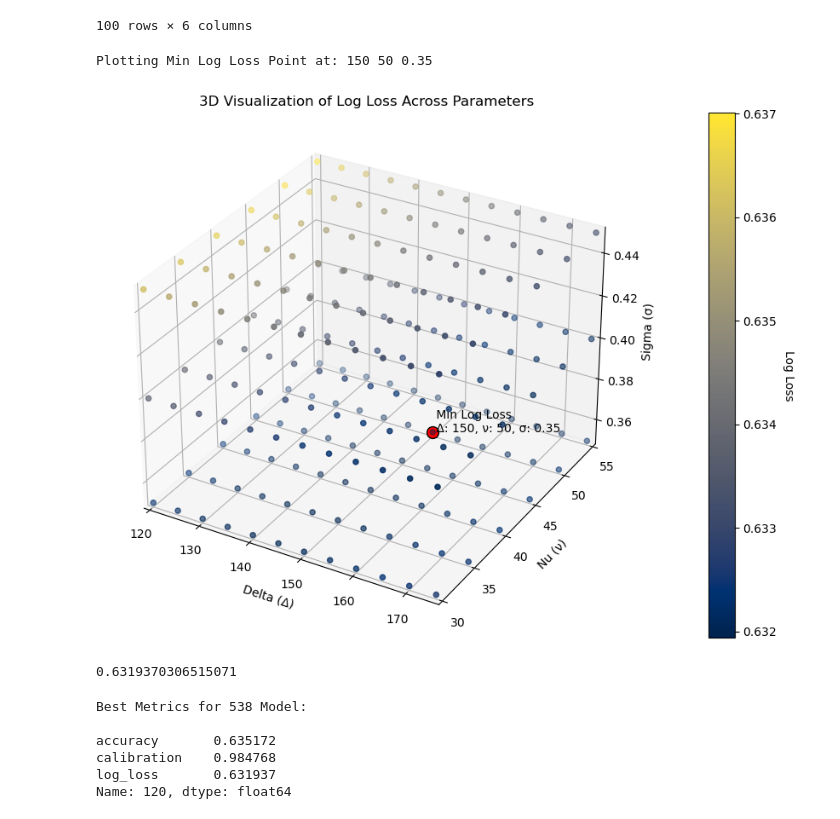
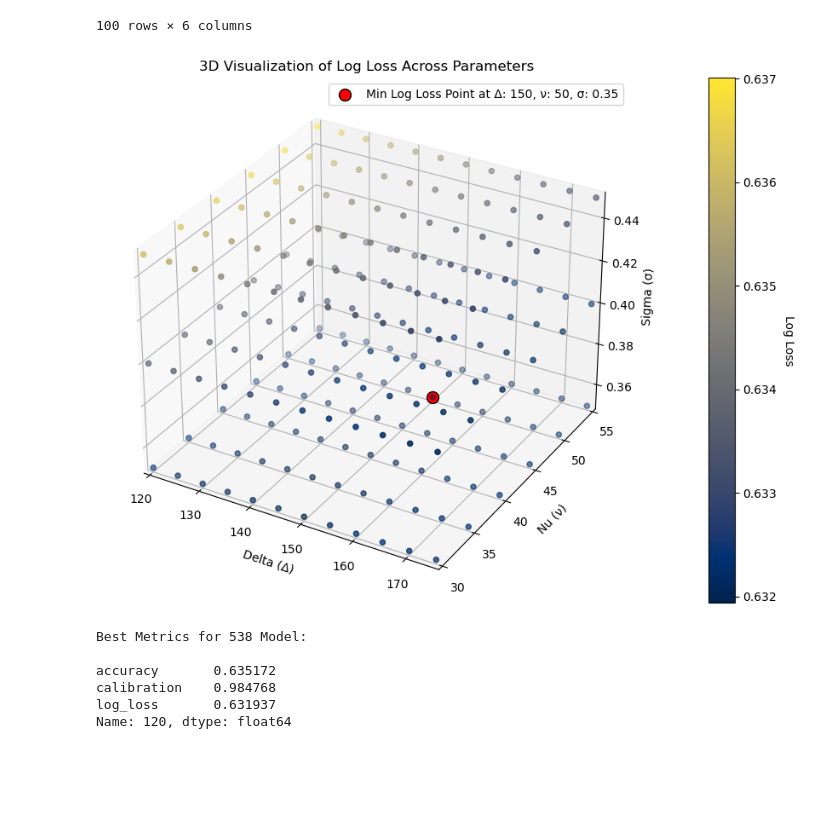
Before and after one commit to Harish-Thota1/Predicting_Tennis_Matches, a Jupyter notebook: SurfaceEloBetting/Surface-Adjusted_ELO_538_Model.ipynb, the cells around one changed output. Saved outputs shown, nothing was run; the diff lists cells and outputs as text; code cells hidden in the pictures; blank space fills up the shorter version.

```diff
--- a/SurfaceEloBetting/Surface-Adjusted_ELO_538_Model.ipynb
+++ b/SurfaceEloBetting/Surface-Adjusted_ELO_538_Model.ipynb
@@ -39,16 +39,6 @@ def calculate_k(games_played, surface, delta=100, nu=5, sigma=0.1, surface_facto
     """
     Calculate the dynamic K-factor for a player based on the number of games played and the type of surface.
 
-    Args:
-        games_played (int): Number of games the player has played.
-        surface (str): Type of playing surface (e.g., 'clay', 'grass', 'hard').
-        delta (float): Base scale for K-factor.
-        nu (float): Game count offset.
-        sigma (float): Adjustment exponent for game count.
-        surface_factors (dict): Surface-specific modifiers for the K-factor.
-
-    Returns:
-        float: The calculated K-factor.
     """
     base_k = delta / ((games_played + nu) ** sigma)
     return base_k * surface_factors.get(surface, 1)
@@ -57,16 +47,6 @@ def update_elo(winner_elo, loser_elo, games_played_winner, games_played_loser, s
     """
     Update Elo ratings considering the match surface.
 
-    Args:
-        winner_elo (float): Current Elo rating of the winner.
-        loser_elo (float): Current Elo rating of the loser.
-        games_played_winner (int): Total number of games played by the winner.
-        games_played_loser (int): Total number of games played by the loser.
-        surface (str): Surface on which the match was played.
-        delta, nu, sigma: Parameters for K-factor calculation.
-
-    Returns:
-        tuple: Updated Elo ratings and the win probability.
     """
     K_winner = calculate_k(games_played_winner, surface, delta, nu, sigma)
     K_loser = calculate_k(games_played_loser, surface, delta, nu, sigma)
@@ -174,7 +154,7 @@ for current_year in range(2005, 2020):
     file_extension = 'xls' if current_year < 2013 else 'xlsx'
 
     # Construct the file path using the determined file extension
-    file_path = f"Betting_Odds_Tennis/{current_year}.{file_extension}"
+    file_path = f"/Users/harishthota/Desktop/UOA Project/Betting_Odds_Tennis/{current_year}.{file_extension}"
 
     # Read the Excel file and store it in the dictionary with the year as the key
     betting_data_dfs[current_year] = pd.read_excel(file_path)
@@ -431,56 +411,53 @@ fig = plt.figure(figsize=(12, 8))
 # Add a 3D subplot to the figure
 ax = fig.add_subplot(111, projection='3d')
 
-# Extract the delta, nu, and sigma values for the axes
+# Extract the delta, nu, and sigma values for the axes from the dataframe
 X = results_df['delta']
 Y = results_df['nu']
 Z = results_df['sigma']
 # Extract the log loss values to be used for coloring the scatter plot
 log_loss_values = results_df['log_loss']
 
-# Create a 3D scatter plot with delta, nu, and sigma as axes, and log loss as the color
+# Create a 3D scatter plot with delta, nu, and sigma as axes, and color-coded by log loss
 sc = ax.scatter(X, Y, Z, c=log_loss_values, cmap='cividis', marker='o')
 
 # Find the index of the minimum log loss value
 min_loss_index = log_loss_values.idxmin()
+
 # Extract the coordinates of the point with the minimum log loss
 min_X = X[min_loss_index]
 min_Y = Y[min_loss_index]
 min_Z = Z[min_loss_index]
 
-# Print the coordinates of the point with the minimum log loss for debugging purposes
-print("Plotting Min Log Loss Point at:", min_X, min_Y, min_Z)
+# Highlight the point with the minimum log loss in the scatter plot
+ax.scatter(min_X, min_Y, min_Z, color='red', s=100, edgecolor='black', label=f'Min Log Loss Point at Δ: {min_X}, ν: {min_Y}, σ: {min_Z}', zorder=5)
 
-# Highlight the point with the minimum log loss in the scatter plot
-ax.scatter(min_X, min_Y, min_Z, color='red', s=100, edgecolor='black', label='Min Log Loss Point')
-# Annotate the highlighted point with its coordinates
-ax.text(min_X, min_Y, min_Z, f' Min Log Loss\n Δ: {min_X}, ν: {min_Y}, σ: {min_Z}', color='black')
+
 
 # Set the limits for each axis based on the data ranges
 ax.set_xlim([X.min(), X.max()])
 ax.set_ylim([Y.min(), Y.max()])
 ax.set_zlim([Z.min(), Z.max()])
 
 # Set the labels for each axis
 ax.set_xlabel('Delta (Δ)')
 ax.set_ylabel('Nu (ν)')
 ax.set_zlabel('Sigma (σ)')
+
+
 # Set the title for the plot
 ax.set_title('3D Visualization of Log Loss Across Parameters')
+
+ax.legend()
 
 # Add a color bar to the plot to indicate the scale of log loss values
 cbar = plt.colorbar(sc, pad=0.1)  # Adjust padding to ensure it does not overlap with the plot
 cbar.set_label('Log Loss', rotation=270, labelpad=15)
 
 # Show the plot
 plt.show()
 # %% [output]
-Plotting Min Log Loss Point at: 150 50 0.35
-[figure, old version]
+[figure, new version]
-# %%
-log_loss_values.min()
-# %% [output]
-0.6319370306515071
 # %%
 print(f"Best Metrics for 538 Model:\n\n{best_metrics}")
 # %% [output]
```
